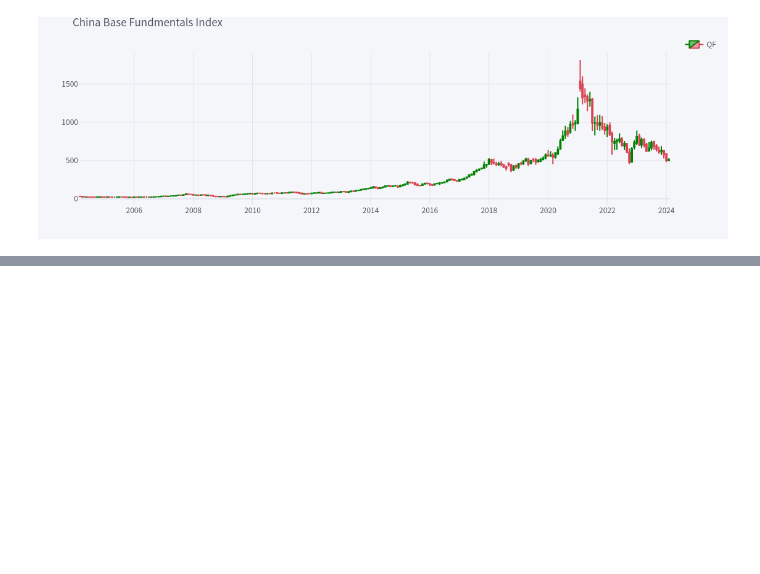
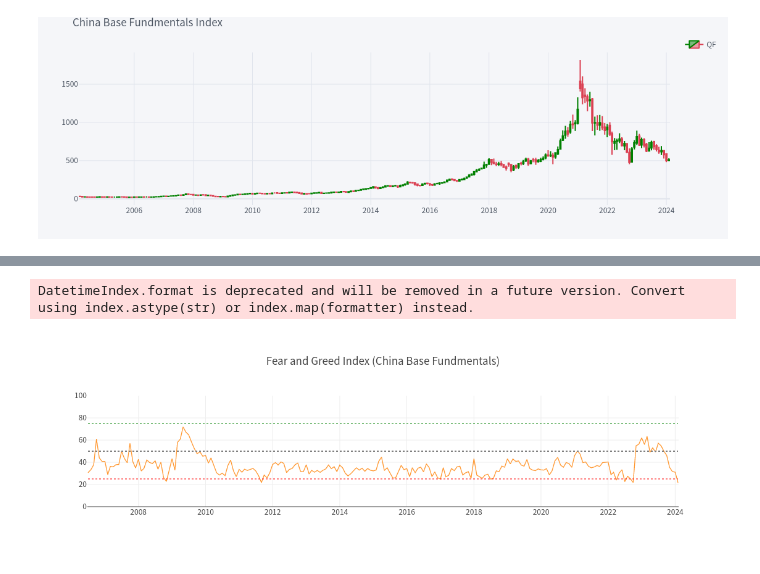
Before and after one commit to kaixindeken/china_indexation, a Jupyter notebook: fundamentals_hk.ipynb, the cells around one changed output, grey strips where cells are left out. Cells and saved outputs as stored; diff of their text form; code cells hidden in the pictures; blank space fills up the shorter version.

Commit message:
change f&g index model

```diff
--- a/fundamentals_hk.ipynb
+++ b/fundamentals_hk.ipynb
@@ -303,0 +162,7 @@ DatetimeIndex.format is deprecated and will be removed in a future version. Conv
+# %%
+cnn = indexation
+# 价格动量
+cnn['6m_MA'] = cnn[CLOSE].rolling(window=6).mean()
+cnn.dropna(how='any', inplace=True)
+cnn['Momentum'] = cnn[CLOSE] / cnn['6m_MA']
+print(cnn)
@@ -303,0 +238,11 @@ DatetimeIndex.format is deprecated and will be removed in a future version. Conv
+# %%
+# 标准化指标
+factors = ['Momentum', 'Strength', 'Breadth', 'Volatility', 'Volume_Change']
+indexation_normalized = (cnn[factors] - cnn[factors].min()) / (cnn[factors].max() - cnn[factors].min())
+
+# 计算恐慌贪婪指数
+cnn['Fear_Greed_Index'] = indexation_normalized.mean(axis=1) * 100
+
+# 查看恐慌贪婪指数
+cnn.dropna(how='any', inplace=True)
+print(cnn)
@@ -303,0 +265,51 @@ DatetimeIndex.format is deprecated and will be removed in a future version. Conv
+# %%
+layout = {
+    'shapes': [
+        {
+            'type': 'line',
+            'x0': cnn.index.min(),
+            'y0': 75,  # 指定线的y值
+            'x1': cnn.index.max(),
+            'y1': 75,  # 线的y值保持不变，因为这是一条水平线
+            'line': {
+                'color': 'green',
+                'width': 1,
+                'dash': 'dot',  # 线的样式（实线、虚线等）
+            },
+        },
+        {
+            'type': 'line',
+            'x0': cnn.index.min(),
+            'y0': 50,  # 指定线的y值
+            'x1': cnn.index.max(),
+            'y1': 50,  # 线的y值保持不变，因为这是一条水平线
+            'line': {
+                'color': 'gray',
+                'width': 2,
+                'dash': 'dot',  # 线的样式（实线、虚线等）
+            },
+        },
+        {
+            'type': 'line',
+            'x0': cnn.index.min(),
+            'y0': 25,  # 指定线的y值
+            'x1': cnn.index.max(),
+            'y1': 25,  # 线的y值保持不变，因为这是一条水平线
+            'line': {
+                'color': 'red',
+                'width': 1,
+                'dash': 'dot',  # 线的样式（实线、虚线等）
+            },
+        }
+    ],
+    'yaxis': {
+        'range': [0, 100]  # 设置y轴的最小值和最大值
+    },
+    'y0': 50,  # 指定线的y值
+    'title': 'Fear and Greed Index (China Base Fundmentals)'
+}
+
+cnn['Fear_Greed_Index'].iplot(kind='line', layout=layout)
+# %% [output]
+DatetimeIndex.format is deprecated and will be removed in a future version. Convert using index.astype(str) or index.map(formatter) instead.
+[figure, added]
```
Also changed, not shown: parts of 12 cells of this notebook, 1 other file.
